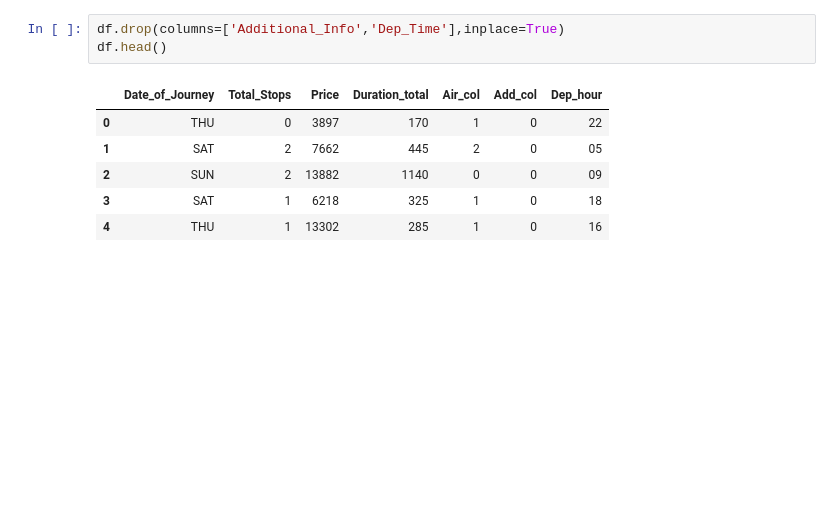
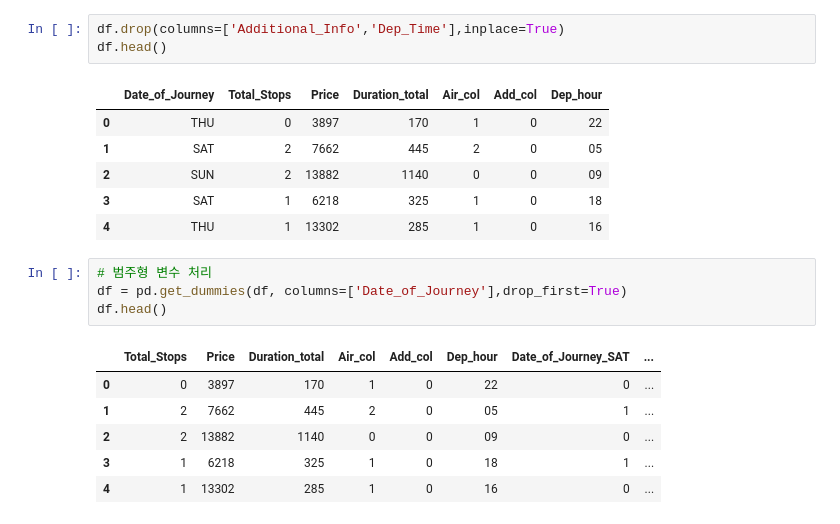
Before and after one commit to skfkeh/MachineLearning_proj, a Jupyter notebook: JY/Airplane.ipynb, the cells around one changed output. Drawn from its saved outputs; the diff is of its cells as text; blank space fills up the shorter version.

```diff
--- a/JY/Airplane.ipynb
+++ b/JY/Airplane.ipynb
@@ -291,3 +291,14 @@ df.head()
 | 2 | SUN | 2 | 13882 | 1140 | 0 | 0 | 09 |
 | 3 | SAT | 1 | 6218 | 325 | 1 | 0 | 18 |
 | 4 | THU | 1 | 13302 | 285 | 1 | 0 | 16 |
+# %%
+# 범주형 변수 처리
+df = pd.get_dummies(df, columns=['Date_of_Journey'],drop_first=True)
+df.head()
+# %% [output]
+|  | Total_Stops | Price | Duration_total | Air_col | Add_col | Dep_hour | Date_of_Journey_SAT | ... |
+| 0 | 0 | 3897 | 170 | 1 | 0 | 22 | 0 | ... |
+| 1 | 2 | 7662 | 445 | 2 | 0 | 05 | 1 | ... |
+| 2 | 2 | 13882 | 1140 | 0 | 0 | 09 | 0 | ... |
+| 3 | 1 | 6218 | 325 | 1 | 0 | 18 | 1 | ... |
+| 4 | 1 | 13302 | 285 | 1 | 0 | 16 | 0 | ... |
```
